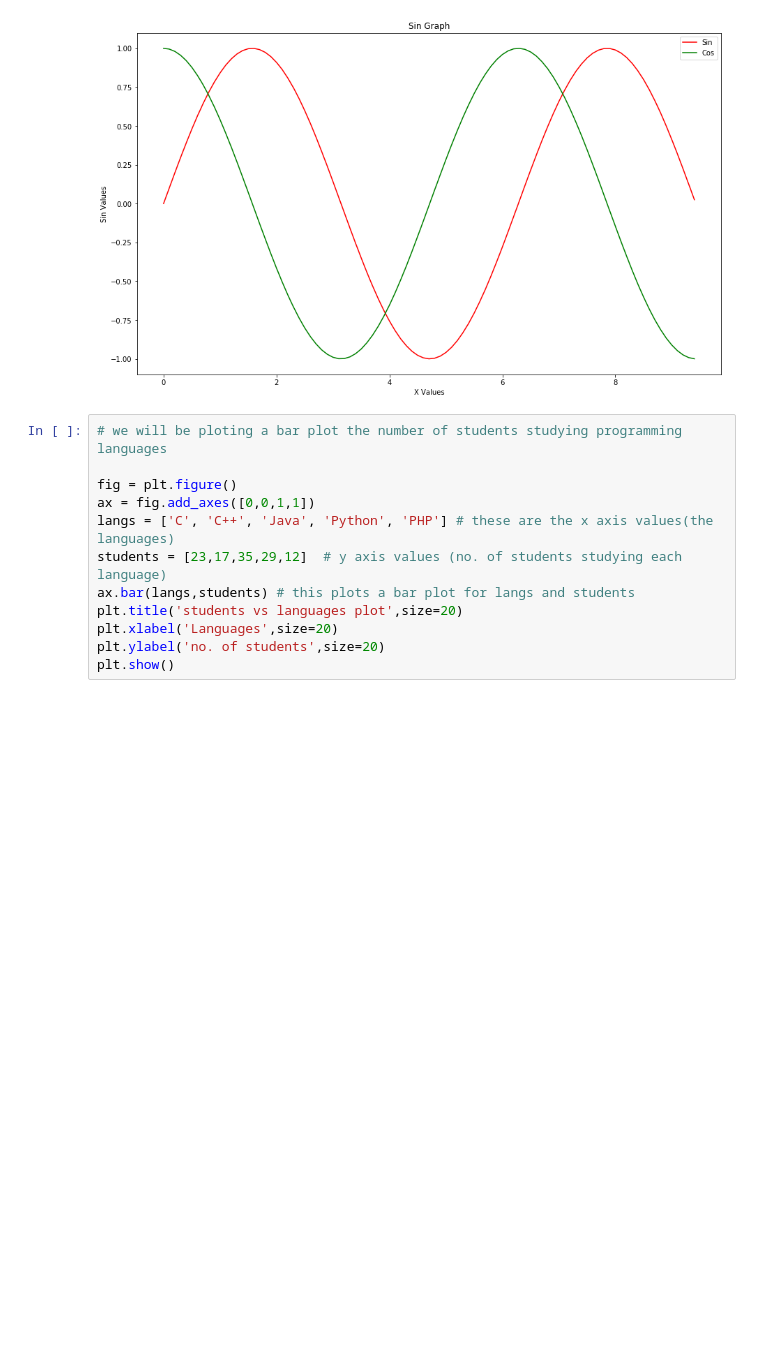
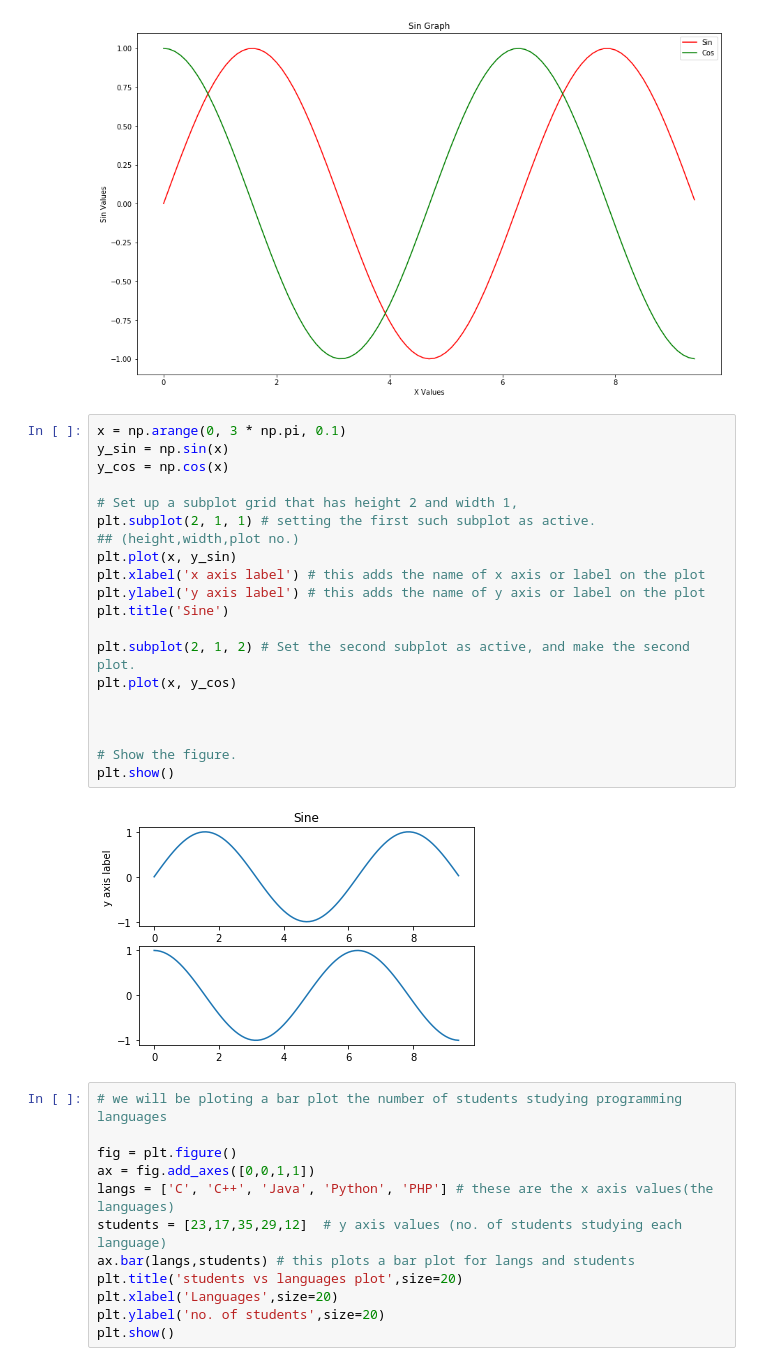
Before and after one commit to Unnati0104/WAC_ML, a Jupyter notebook: Day2/Matplotlib Package.ipynb, the cells around one changed output. Saved outputs shown, nothing was run; the diff lists cells and outputs as text; blank space fills up the shorter version.

```diff
--- a/Day2/Matplotlib Package.ipynb
+++ b/Day2/Matplotlib Package.ipynb
@@ -63,6 +63,28 @@ ax.legend(("Sin", "Cos"), loc = "upper right")
 plt.show()
 # %% [output]
 [figure]
+# %%
+x = np.arange(0, 3 * np.pi, 0.1)
+y_sin = np.sin(x)
+y_cos = np.cos(x)
+
+# Set up a subplot grid that has height 2 and width 1,
+plt.subplot(2, 1, 1) # setting the first such subplot as active.
+## (height,width,plot no.)
+plt.plot(x, y_sin)
+plt.xlabel('x axis label') # this adds the name of x axis or label on the plot
+plt.ylabel('y axis label') # this adds the name of y axis or label on the plot
+plt.title('Sine')
+
+plt.subplot(2, 1, 2) # Set the second subplot as active, and make the second plot.
+plt.plot(x, y_cos)
+
+
+
+# Show the figure.
+plt.show()
+# %% [output]
+[figure, added]
 # %%
 # we will be ploting a bar plot the number of students studying programming languages
 
```
Also changed, not shown: 5 other files.
